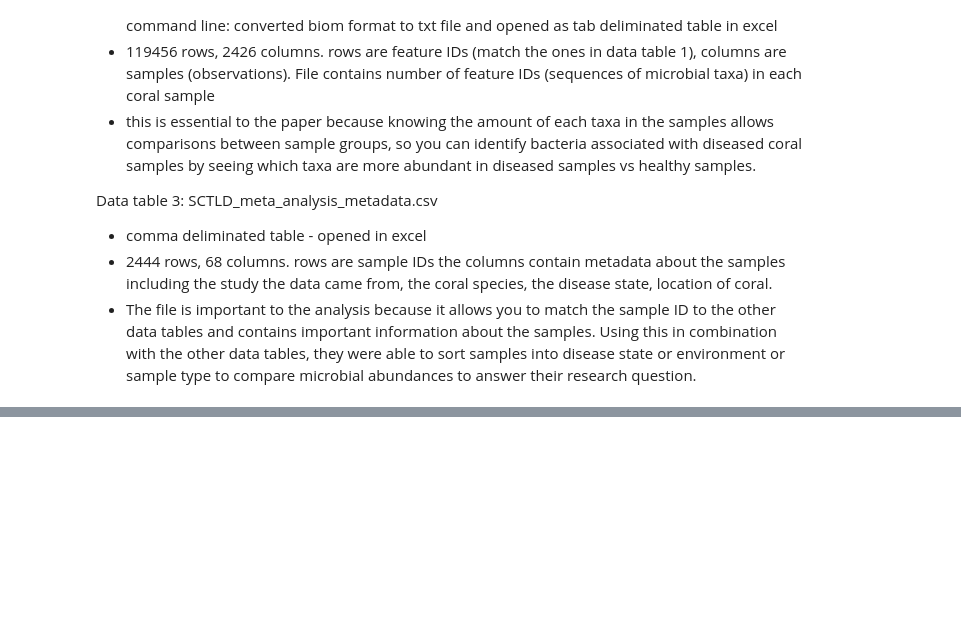
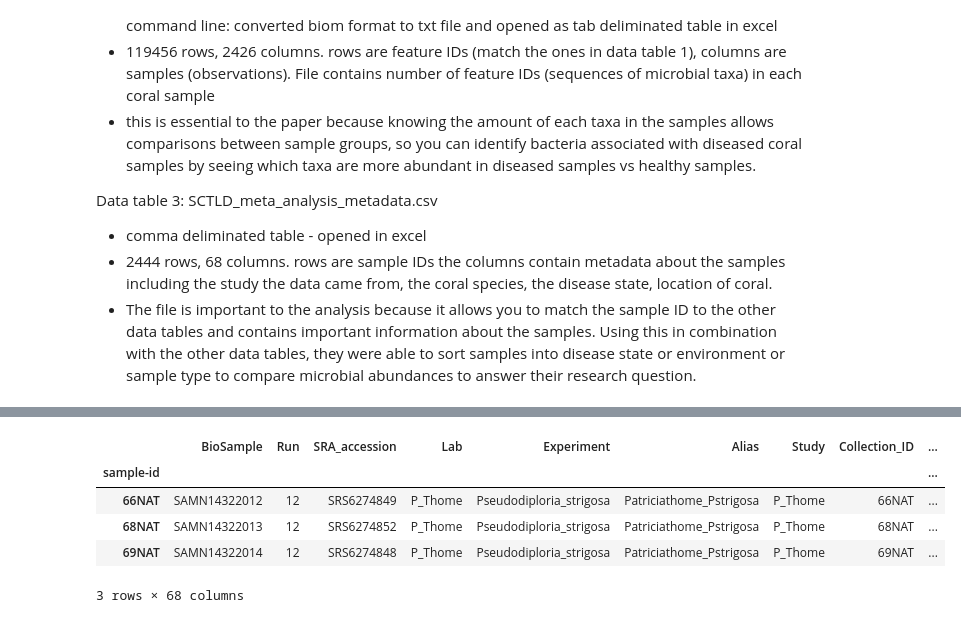
Before and after one commit to brookewicz/ds4bio, a Jupyter notebook: project3.ipynb, the cells around one changed output, grey strips where cells are left out. Saved outputs shown, nothing was run; the diff lists cells and outputs as text; code cells hidden in the pictures; blank space fills up the shorter version.

```diff
--- a/project3.ipynb
+++ b/project3.ipynb
@@ -63,0 +108,12 @@ Data table 3: SCTLD_meta_analysis_metadata.csv
+# %%
+#Data Cleaning:
+#from viewing the meta dataframe: index and 1st column are duplicates, so remove first column
+meta=metadata.drop("SampleID",axis=1)
+meta.head(3)
+# %% [output]
+|  | BioSample | Run | SRA_accession | Lab | Experiment | Alias | Study | Collection_ID | ... |
+| sample-id |  |  |  |  |  |  |  |  | ... |
+| 66NAT | SAMN14322012 | 12 | SRS6274849 | P_Thome | Pseudodiploria_strigosa | Patriciathome_Pstrigosa | P_Thome | 66NAT | ... |
+| 68NAT | SAMN14322013 | 12 | SRS6274852 | P_Thome | Pseudodiploria_strigosa | Patriciathome_Pstrigosa | P_Thome | 68NAT | ... |
+| 69NAT | SAMN14322014 | 12 | SRS6274848 | P_Thome | Pseudodiploria_strigosa | Patriciathome_Pstrigosa | P_Thome | 69NAT | ... |
+3 rows × 68 columns
```
Also changed, not shown: parts of 14 cells of this notebook, 5 other files.
